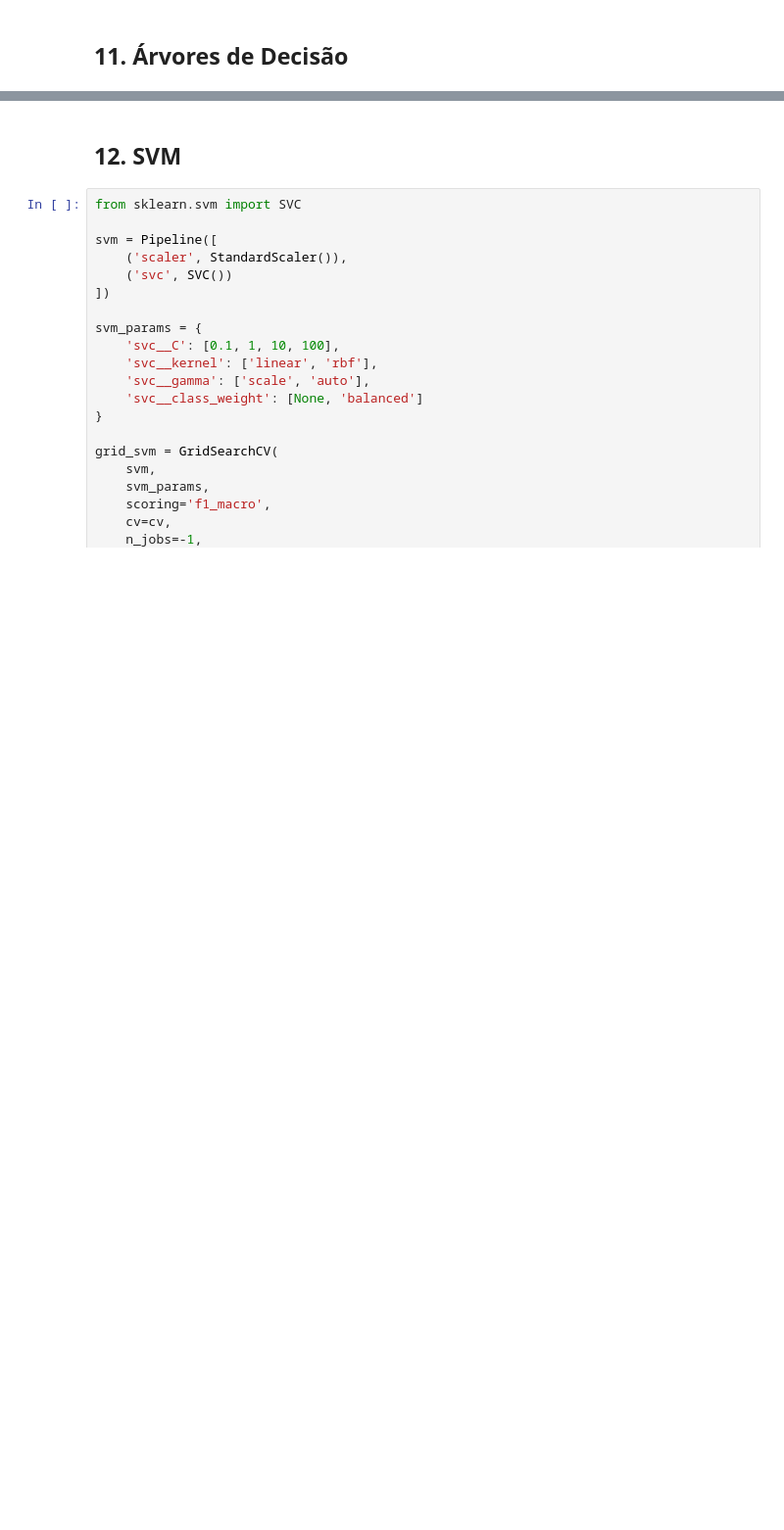
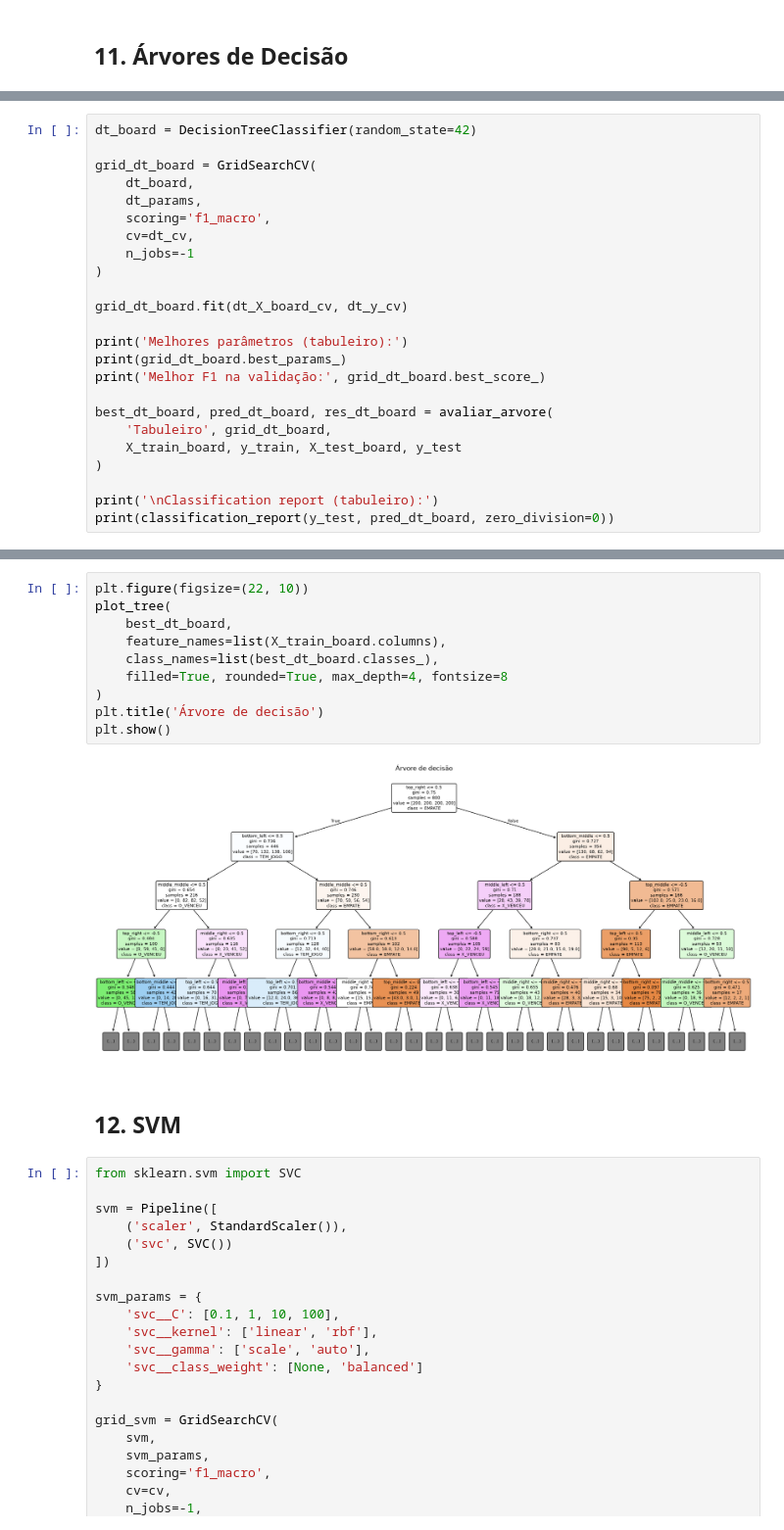
Before and after one commit to daniellemadridd/T1-IA, a Jupyter notebook: notebook/tic-tac-toe.ipynb, the cells around one changed output, grey strips where cells are left out. Shown: that part at 98% size. Cells and saved outputs as stored; diff of their text form; blank space fills up the shorter version.

```diff
--- a/notebook/tic-tac-toe.ipynb
+++ b/notebook/tic-tac-toe.ipynb
@@ -752,0 +892,24 @@ mlp_results_comparison
+# %%
+dt_board = DecisionTreeClassifier(random_state=42)
+
+grid_dt_board = GridSearchCV(
+    dt_board,
+    dt_params,
+    scoring='f1_macro',
+    cv=dt_cv,
+    n_jobs=-1
+)
+
+grid_dt_board.fit(dt_X_board_cv, dt_y_cv)
+
+print('Melhores parâmetros (tabuleiro):')
+print(grid_dt_board.best_params_)
+print('Melhor F1 na validação:', grid_dt_board.best_score_)
+
+best_dt_board, pred_dt_board, res_dt_board = avaliar_arvore(
+    'Tabuleiro', grid_dt_board,
+    X_train_board, y_train, X_test_board, y_test
+)
+
+print('\nClassification report (tabuleiro):')
+print(classification_report(y_test, pred_dt_board, zero_division=0))
@@ -753,3 +999,15 @@ mlp_results_comparison
+# %%
+plt.figure(figsize=(22, 10))
+plot_tree(
+    best_dt_board,
+    feature_names=list(X_train_board.columns),
+    class_names=list(best_dt_board.classes_),
+    filled=True, rounded=True, max_depth=4, fontsize=8
+)
+plt.title('Árvore de decisão')
+plt.show()
+# %% [output]
+[figure, added]
 # %% [markdown]
 ## 12. SVM
 # %%
```
Also changed, not shown: parts of 34 cells of this notebook, 2 other files.
